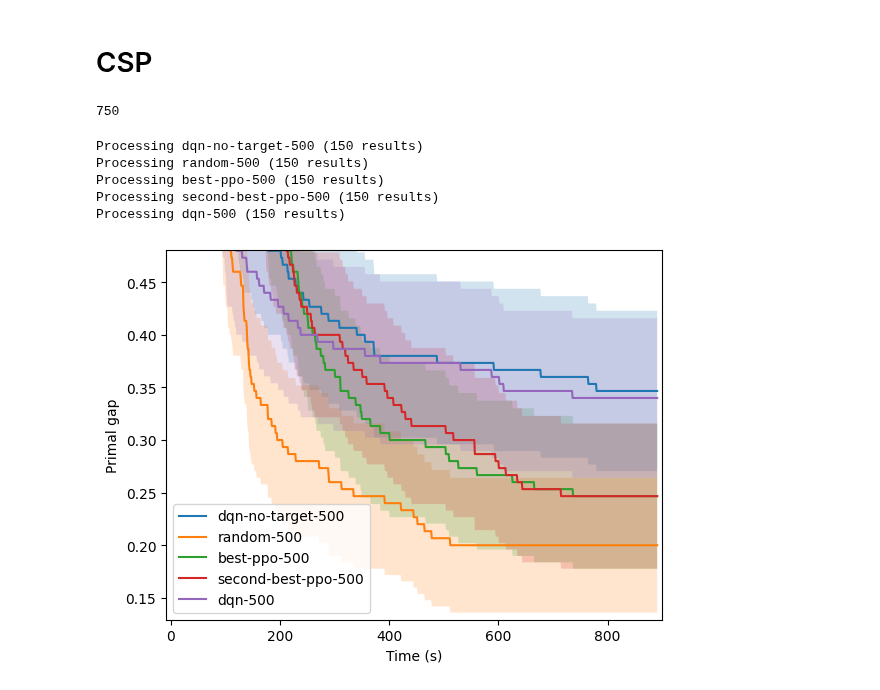
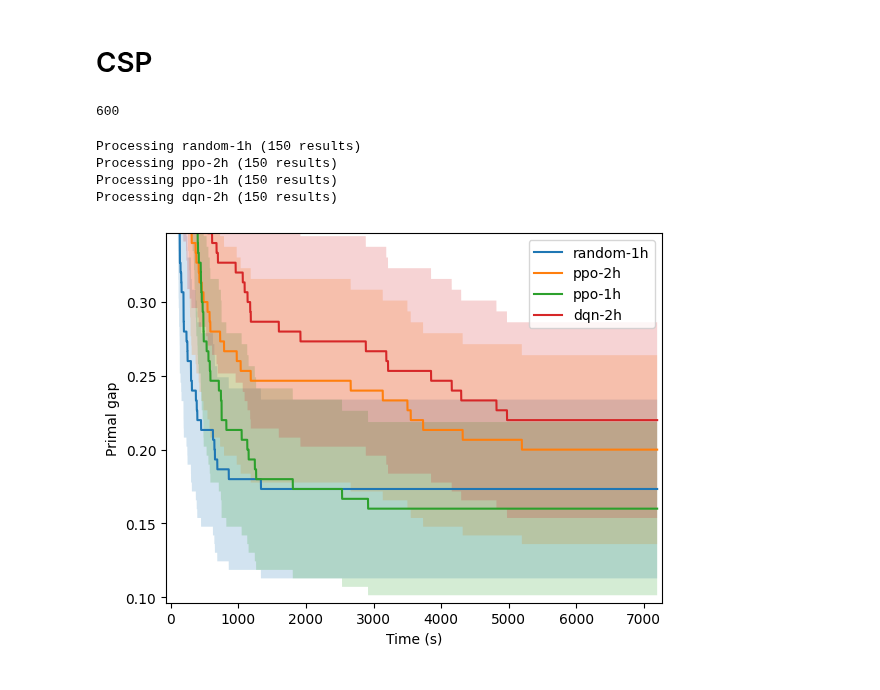
Before and after one commit to oscar-lib/LearningForOptimizing, a Jupyter notebook: plots.ipynb, the cells around one changed output. Saved outputs shown, nothing was run; the diff lists cells and outputs as text; code cells hidden in the pictures.

```diff
--- a/plots.ipynb
+++ b/plots.ipynb
@@ -35,8 +35,11 @@ def plot_by_bandit(
     metric: Literal["primal gap", "objective"] = "primal gap",
     auto_ylim: bool = True,
     x_axis: Literal["time", "step"] = "time",
+    xmax: int | None = None
 ):
-    ymin, ymax, xmax = float("inf"), float("-inf"), 0
+    ymin, ymax = float("inf"), float("-inf")
+    if xmax is None:
+        xmax = 0
     data = dict[str, tuple[np.ndarray, np.ndarray]]()
     for (name, *_), bandit in df.group_by(pl.col("bandit")):
         print(f"Processing {name} ({bandit.height} results)")
@@ -89,25 +92,29 @@ df = pl.concat(
         # pl.read_csv("logs/random-python/results.csv").with_columns(bandit=pl.lit("random-python")),
         # pl.read_csv("logs/random-scala/results.csv").with_columns(bandit=pl.lit("random-scala")),
         # pl.read_csv("logs/dqn-no-target-300/results.csv").with_columns(bandit=pl.lit("dqn-no-target-300")),
-        pl.read_csv("logs/ppo-csp500/results.csv").with_columns(bandit=pl.lit("best-ppo-500")),
+        # pl.read_csv("logs/ppo-csp500/results.csv").with_columns(bandit=pl.lit("best-ppo-500")),
         # pl.read_csv("logs/ppo-cspall/results.csv").with_columns(bandit=pl.lit("best-ppo-all")),
-        pl.read_csv("logs/random-csp500/results.csv").with_columns(bandit=pl.lit("random-500")),
-        pl.read_csv("logs/ppo-second-best-csp500/results.csv").with_columns(bandit=pl.lit("second-best-ppo-500")),
-        pl.read_csv("logs/dqn-csp500/results.csv").with_columns(bandit=pl.lit("dqn-500")),
-        pl.read_csv("logs/dqn-no-target-csp500/results.csv").with_columns(bandit=pl.lit("dqn-no-target-500")),
+        # pl.read_csv("logs/random-csp500/results.csv").with_columns(bandit=pl.lit("random-500")),
+        # pl.read_csv("logs/ppo-second-best-csp500/results.csv").with_columns(bandit=pl.lit("second-best-ppo-500")),
+        # pl.read_csv("logs/dqn-csp500/results.csv").with_columns(bandit=pl.lit("dqn-500")),
+        # pl.read_csv("logs/dqn-no-target-csp500/results.csv").with_columns(bandit=pl.lit("dqn-no-target-500")),
+        pl.read_csv("logs/random-csp500-30m_timeout/results.csv").with_columns(bandit=pl.lit("random-1h")),
+        pl.read_csv("logs/ppo-csp500-30m_timeout/results.csv").with_columns(bandit=pl.lit("ppo-1h")),
+        pl.read_csv("logs/dqn-csp500-2h_timeout/results.csv").with_columns(bandit=pl.lit("dqn-2h")),
+        pl.read_csv("logs/ppo-csp500-2h_timeout/results.csv").with_columns(bandit=pl.lit("ppo-2h"))
     ],
     how="diagonal",
 )
 df.height
 # %% [output]
-750
+600
 # %%
-plot_by_bandit(df, metric="primal gap", x_axis="time")
+plot_by_bandit(df, metric="primal gap", x_axis="time", xmax=7200)
+#plt.ylim(0, 1)  # For primal gap
 plt.show()
 # %% [output]
-Processing dqn-no-target-500 (150 results)
-Processing random-500 (150 results)
-Processing best-ppo-500 (150 results)
-Processing second-best-ppo-500 (150 results)
-Processing dqn-500 (150 results)
+Processing random-1h (150 results)
+Processing ppo-2h (150 results)
+Processing ppo-1h (150 results)
+Processing dqn-2h (150 results)
-[figure, old version]
+[figure, new version]
```
Also changed, not shown: 2 other files.
